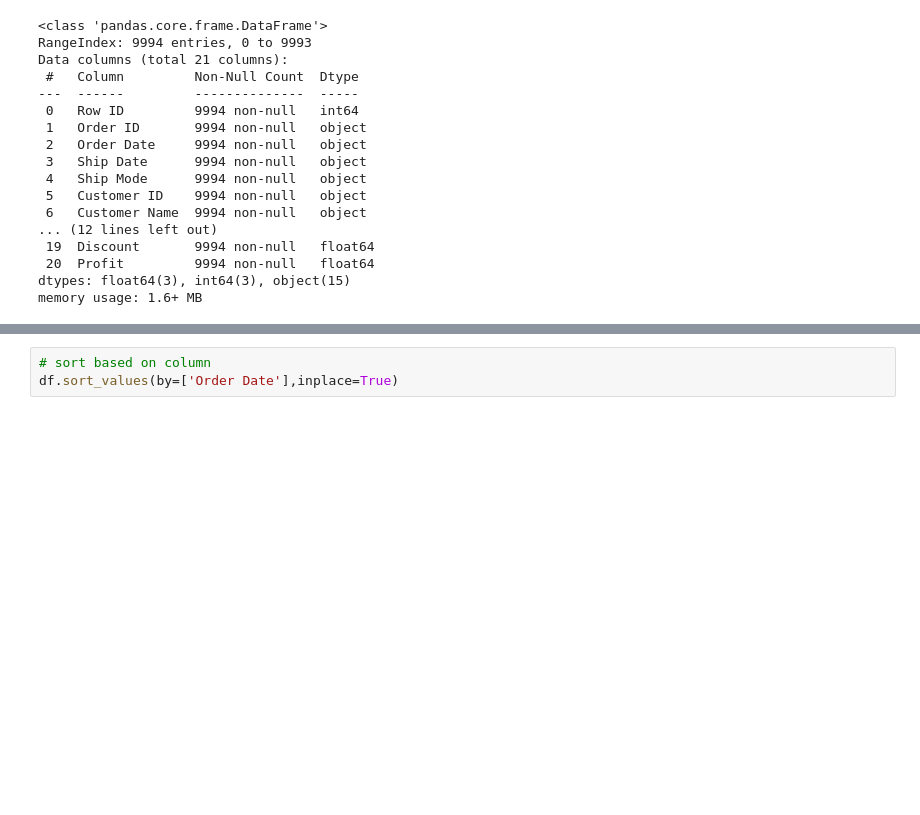
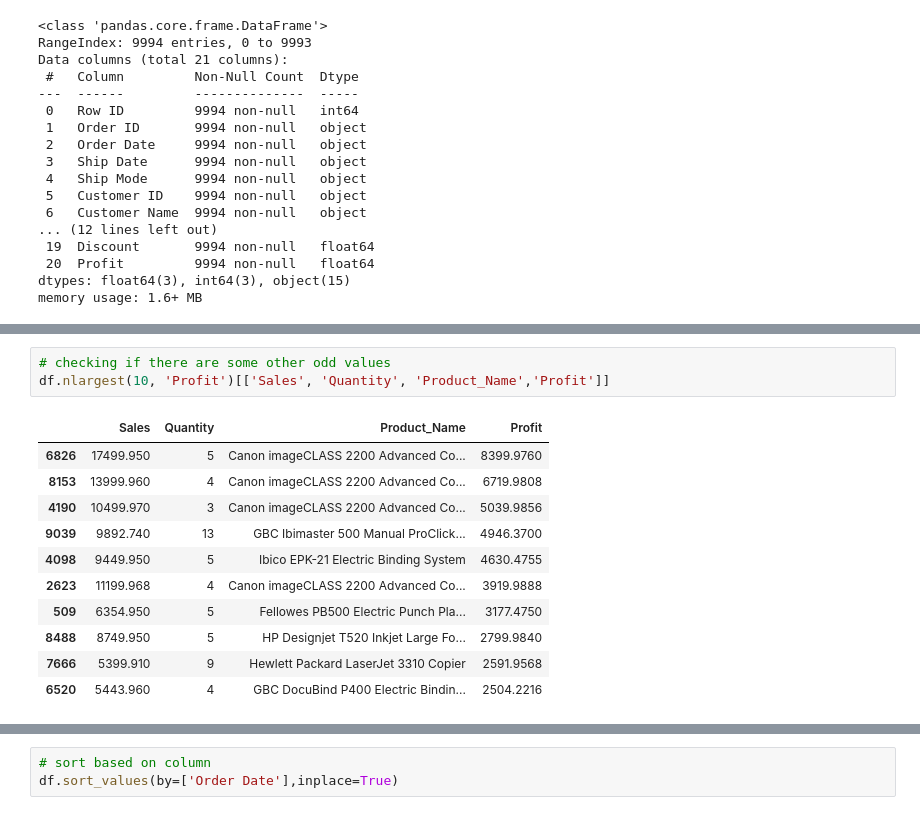
Before and after one commit to MikolajKasprzyk/superstore_sales, a Jupyter notebook: superstore_sales.ipynb, the cells around one changed output, grey strips where cells are left out. Cells and saved outputs as stored; diff of their text form; blank space fills up the shorter version.

```diff
--- a/superstore_sales.ipynb
+++ b/superstore_sales.ipynb
@@ -97,0 +154,15 @@ df.to_csv('/content/drive/MyDrive/Colab Notebooks/superstore_sales/'
+# %%
+# checking if there are some other odd values
+df.nlargest(10, 'Profit')[['Sales', 'Quantity', 'Product_Name','Profit']]
+# %% [output]
+|  | Sales | Quantity | Product_Name | Profit |
+| 6826 | 17499.950 | 5 | Canon imageCLASS 2200 Advanced Co... | 8399.9760 |
+| 8153 | 13999.960 | 4 | Canon imageCLASS 2200 Advanced Co... | 6719.9808 |
+| 4190 | 10499.970 | 3 | Canon imageCLASS 2200 Advanced Co... | 5039.9856 |
+| 9039 | 9892.740 | 13 | GBC Ibimaster 500 Manual ProClick... | 4946.3700 |
+| 4098 | 9449.950 | 5 | Ibico EPK-21 Electric Binding System | 4630.4755 |
+| 2623 | 11199.968 | 4 | Canon imageCLASS 2200 Advanced Co... | 3919.9888 |
+| 509 | 6354.950 | 5 | Fellowes PB500 Electric Punch Pla... | 3177.4750 |
+| 8488 | 8749.950 | 5 | HP Designjet T520 Inkjet Large Fo... | 2799.9840 |
+| 7666 | 5399.910 | 9 | Hewlett Packard LaserJet 3310 Copier | 2591.9568 |
+| 6520 | 5443.960 | 4 | GBC DocuBind P400 Electric Bindin... | 2504.2216 |
```
Also changed, not shown: parts of 21 cells of this notebook.
